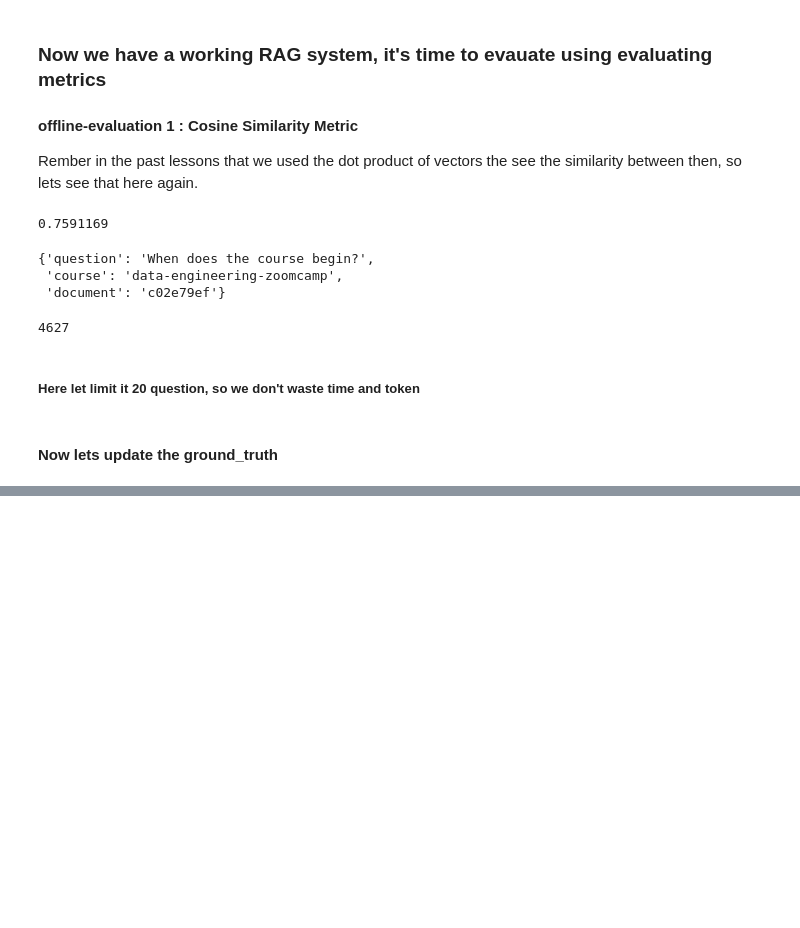
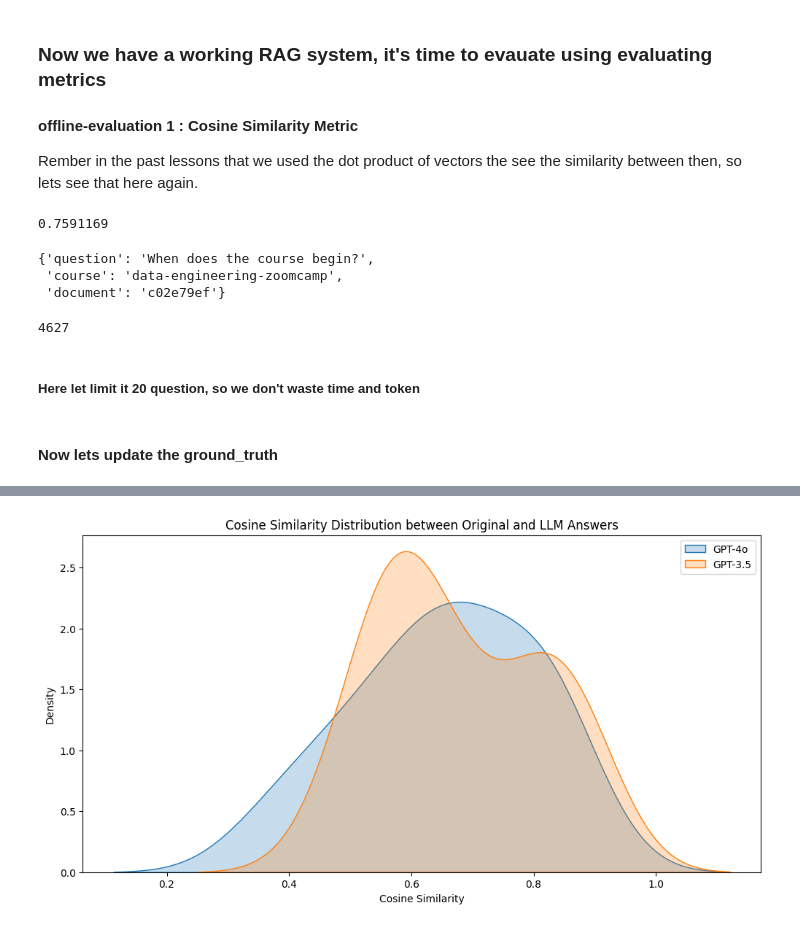
Before and after one commit to selamcode/llm-zoomcamp-2025, a Jupyter notebook: week-3-evaluation/rag_evaluation/offline-rag-evalution.ipynb, the cells around one changed output, grey strips where cells are left out. Cells and saved outputs as stored; diff of their text form; code cells hidden in the pictures; blank space fills up the shorter version.

```diff
--- a/week-3-evaluation/rag_evaluation/offline-rag-evalution.ipynb
+++ b/week-3-evaluation/rag_evaluation/offline-rag-evalution.ipynb
@@ -525,0 +601,6 @@ df_gpt4o.to_csv('data/results-gpt4o.csv', index=False)
+# %%
+results_gpt35 = map_progress(pool, ground_truth[:20], process_record)
+# %%
+# save results including cosine similarity
+df_gpt35 = pd.DataFrame(results_gpt35)
+df_gpt35.to_csv('data/results-gpt35.csv', index=False)
@@ -525,0 +651,68 @@ df_gpt4o.to_csv('data/results-gpt4o.csv', index=False)
+# %%
+import numpy as np
+import matplotlib.pyplot as plt
+import seaborn as sns
+from tqdm.auto import tqdm
+
+
+# Assuming 'model.encode' is your sentence embedding function (e.g., from sentence-transformers)
+
+def compute_similarity(record):
+    """
+    Compute cosine similarity between the original answer and the LLM answer.
+    """
+    answer_orig = record['answer_orig']
+    answer_llm = record['answer_llm']
+
+    v_llm = model.encode(answer_llm)
+    v_orig = model.encode(answer_orig)
+
+    # Dot product as cosine similarity (assuming vectors are normalized)
+    return v_llm.dot(v_orig)
+
+
+# 1. Compute similarity for GPT-4o results
+results_gpt4o = df_gpt4o.to_dict(orient='records')
+
+similarity_gpt4o = []
+for record in tqdm(results_gpt4o, desc="Computing GPT-4o similarities"):
+    sim = compute_similarity(record)
+    similarity_gpt4o.append(sim)
+
+df_gpt4o['cosine'] = similarity_gpt4o
+
+print("GPT-4o cosine similarity summary:")
+print(df_gpt4o['cosine'].describe())
+
+
+# 2. Compute similarity for GPT-3.5 results
+results_gpt35 = df_gpt35.to_dict(orient='records')
+
+similarity_gpt35 = []
+for record in tqdm(results_gpt35, desc="Computing GPT-3.5 similarities"):
+    sim = compute_similarity(record)
+    similarity_gpt35.append(sim)
+
+df_gpt35['cosine'] = similarity_gpt35
+
+print("GPT-3.5 cosine similarity summary:")
+print(df_gpt35['cosine'].describe())
+
+print("Pandas version:", pd.__version__)
+print("Seaborn version:", sns.__version__)
+
+# Replace infinite values with NaN to avoid pandas option error
+df_gpt4o['cosine'] = df_gpt4o['cosine'].replace([np.inf, -np.inf], np.nan)
+df_gpt35['cosine'] = df_gpt35['cosine'].replace([np.inf, -np.inf], np.nan)
+
+# Drop NaNs before plotting
+plt.figure(figsize=(12, 6))
+sns.kdeplot(df_gpt4o['cosine'].dropna(), label='GPT-4o', fill=True)
+sns.kdeplot(df_gpt35['cosine'].dropna(), label='GPT-3.5', fill=True)
+
+plt.title('Cosine Similarity Distribution between Original and LLM Answers')
+plt.xlabel('Cosine Similarity')
+plt.ylabel('Density')
+plt.legend()
+plt.show()
+# %% [output]
@@ -525,0 +741 @@ df_gpt4o.to_csv('data/results-gpt4o.csv', index=False)
+[figure, added]
```
Also changed, not shown: parts of 27 cells of this notebook, 7 other files.
